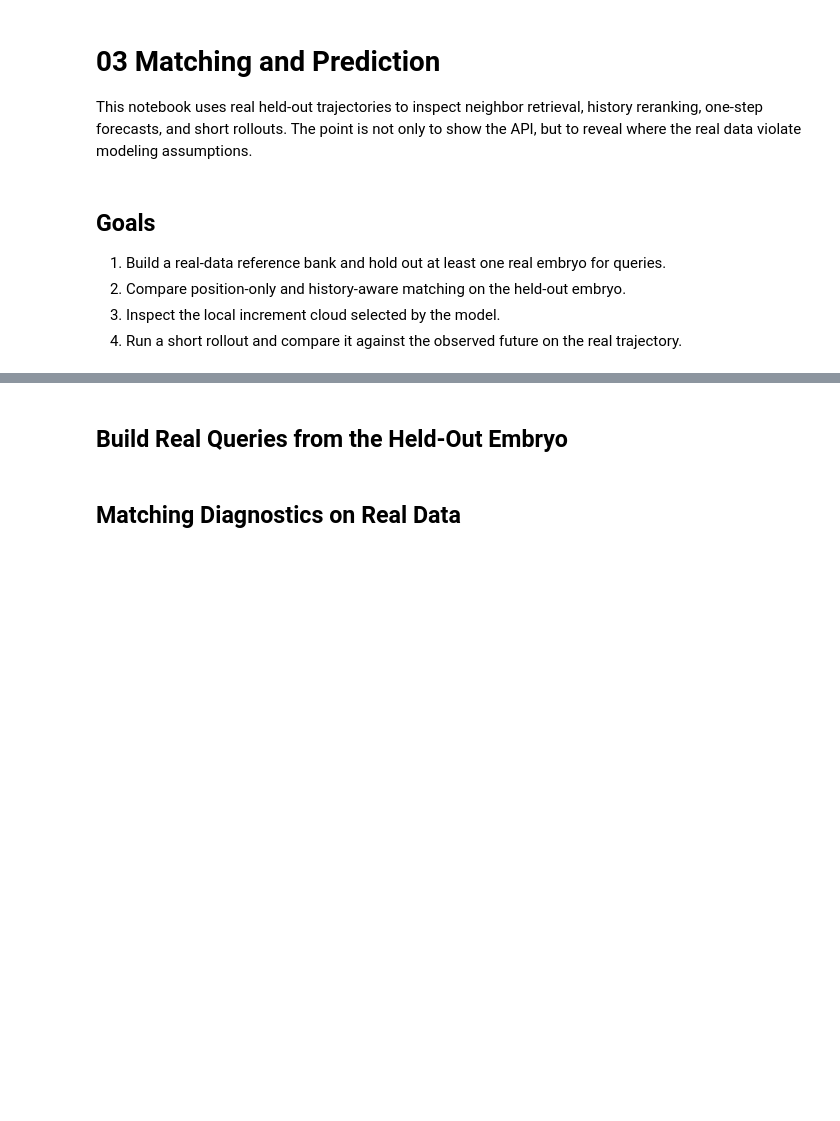
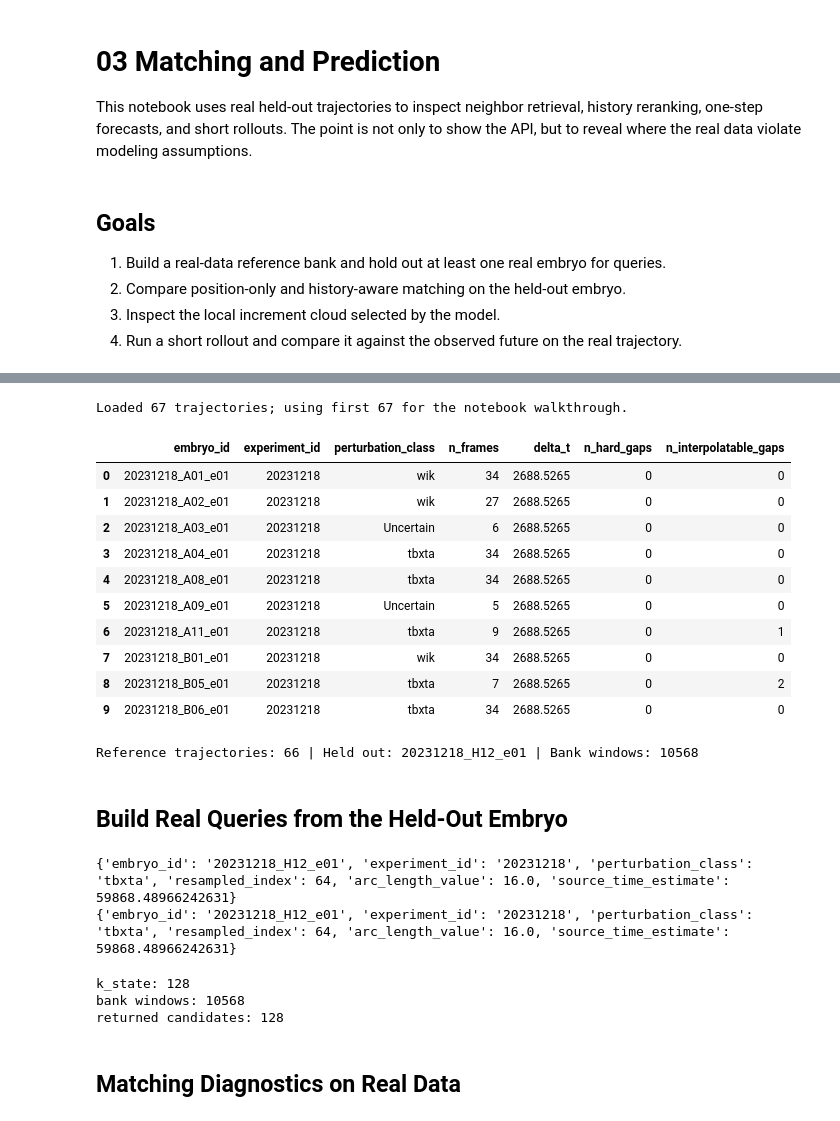
Before and after one commit to nlammers371/morphseq, a Jupyter notebook: dev/particle_prediction/notebooks/03_matching_and_prediction.ipynb, the cells around one changed output, grey strips where cells are left out. Cells and saved outputs as stored; diff of their text form; code cells hidden in the pictures; blank space fills up the shorter version.

```diff
--- a/dev/particle_prediction/notebooks/03_matching_and_prediction.ipynb
+++ b/dev/particle_prediction/notebooks/03_matching_and_prediction.ipynb
@@ -26,52 +26,28 @@ if str(project_root) not in sys.path:
     sys.path.insert(0, str(project_root))
 
 from dev.particle_prediction.data.loading import DEFAULT_BUILD_DIR, FILE_PREFIX, load_trajectories
-from dev.particle_prediction.data.smoothing import smooth_trajectory, smooth_trajectories
-from dev.particle_prediction.data.resampling import compute_cumulative_arc_length, resample_smoothed_trajectory, resample_smoothed_trajectories
-from dev.particle_prediction.data.transition_windows import build_transition_windows
+from dev.particle_prediction.data.smoothing import smooth_trajectories
+from dev.particle_prediction.data.resampling import resample_smoothed_trajectories
 from dev.particle_prediction.data.transition_bank import build_transition_bank
-from dev.particle_prediction.data.dataset import build_prediction_tasks, build_query_from_resampled_trajectory
-from dev.particle_prediction.eval.evaluate import comparison_table, run_evaluation_suite
+from dev.particle_prediction.data.dataset import build_query_from_resampled_trajectory
 from dev.particle_prediction.models.local_transition_pf import LocalTransitionPredictor
 from dev.particle_prediction.models.matching import MatchingConfig, compare_matching_modes
-from dev.particle_prediction.viz.smoothing import (
-    plot_latent_trajectory_before_after_smoothing,
-    plot_raw_vs_smoothed_timeseries,
-    plot_sg_parameter_sweep,
-)
-from dev.particle_prediction.viz.transition_bank import (
-    plot_arc_length_vs_time,
-    plot_bank_state_density,
-    plot_history_segments_example,
-    plot_increment_norm_distribution,
-    plot_resampled_points_on_trajectory,
-    plot_transition_windows_for_embryo,
-)
 from dev.particle_prediction.viz.matching import (
     compare_default_vs_fast_matching,
     plot_history_offset_heatmap,
     plot_history_reranking,
-    plot_query_and_candidate_neighbors,
 )
 from dev.particle_prediction.viz.prediction import (
     plot_local_increment_cloud,
-    plot_prediction_fan,
-    plot_rollout_against_truth,
     plot_sampled_next_steps,
     plot_support_diagnostics_along_rollout,
-)
-from dev.particle_prediction.viz.evaluation import (
-    plot_error_vs_horizon,
-    plot_error_vs_support,
-    plot_failure_gallery,
-    plot_model_comparison_table,
 )
 
 plt.rcParams.update({"figure.dpi": 120, "figure.facecolor": "white"})
 pd.set_option("display.max_columns", 30)
 pd.set_option("display.precision", 4)
 
-def resolve_real_data_context(max_default_trajectories=8):
+def resolve_real_data_context(max_default_trajectories=100):
     build_dir = Path(os.environ.get("MORPHSEQ_PARTICLE_BUILD_DIR", project_root / DEFAULT_BUILD_DIR))
     if not build_dir.exists():
         raise FileNotFoundError(
@@ -100,26 +84,40 @@ print(f"Trajectory cap: {max_trajectories}")
 # %%
+experiment_ids = ['20231218']
 dataset = load_trajectories(
     build_dir=build_dir,
     experiment_ids=experiment_ids,
     n_components=10,
     scale=True,
     min_trajectory_length=5,
     verbose=False,
 )
 selected_trajectories = dataset.trajectories[:max_trajectories]
 summary_df = pd.DataFrame(
     {
         "embryo_id": [traj.embryo_id for traj in selected_trajectories],
         "experiment_id": [traj.experiment_id for traj in selected_trajectories],
         "perturbation_class": [traj.perturbation_class for traj in selected_trajectories],
         "n_frames": [len(traj.time_seconds) for traj in selected_trajectories],
         "delta_t": [traj.delta_t for traj in selected_trajectories],
         "n_hard_gaps": [int(np.sum(traj.hard_gap_mask)) if traj.hard_gap_mask is not None else 0 for traj in selected_trajectories],
         "n_interpolatable_gaps": [int(np.sum(traj.interpolatable_gap_mask)) if traj.interpolatable_gap_mask is not None else 0 for traj in selected_trajectories],
     }
 )
 print(f"Loaded {len(dataset.trajectories)} trajectories; using first {len(selected_trajectories)} for the notebook walkthrough.")
 summary_df.head(10)
+# %% [output]
+Loaded 67 trajectories; using first 67 for the notebook walkthrough.
+|  | embryo_id | experiment_id | perturbation_class | n_frames | delta_t | n_hard_gaps | n_interpolatable_gaps |
+| 0 | 20231218_A01_e01 | 20231218 | wik | 34 | 2688.5265 | 0 | 0 |
+| 1 | 20231218_A02_e01 | 20231218 | wik | 27 | 2688.5265 | 0 | 0 |
+| 2 | 20231218_A03_e01 | 20231218 | Uncertain | 6 | 2688.5265 | 0 | 0 |
+| 3 | 20231218_A04_e01 | 20231218 | tbxta | 34 | 2688.5265 | 0 | 0 |
+| 4 | 20231218_A08_e01 | 20231218 | tbxta | 34 | 2688.5265 | 0 | 0 |
+| 5 | 20231218_A09_e01 | 20231218 | Uncertain | 5 | 2688.5265 | 0 | 0 |
+| 6 | 20231218_A11_e01 | 20231218 | tbxta | 9 | 2688.5265 | 0 | 1 |
+| 7 | 20231218_B01_e01 | 20231218 | wik | 34 | 2688.5265 | 0 | 0 |
+| 8 | 20231218_B05_e01 | 20231218 | tbxta | 7 | 2688.5265 | 0 | 2 |
+| 9 | 20231218_B06_e01 | 20231218 | tbxta | 34 | 2688.5265 | 0 | 0 |
 # %%
 window_seconds = 5.0 * 3600.0
 poly_order = 2
@@ -133,13 +131,21 @@ reference_trajectories = resampled_subset[:-1]
 heldout_trajectory = resampled_subset[-1]
 bank = build_transition_bank(reference_trajectories, history_length=history_length + 2, use_state_index=True)
 print(f"Reference trajectories: {len(reference_trajectories)} | Held out: {heldout_trajectory.source.embryo_id} | Bank windows: {len(bank)}")
+# %% [output]
+Reference trajectories: 66 | Held out: 20231218_H12_e01 | Bank windows: 10568
 # %% [markdown]
 ## Build Real Queries from the Held-Out Embryo
 # %%
-state_index = min(max(history_length + 2, 8), len(heldout_trajectory.resampled) - 4)
+state_index = min(max(history_length + 2, 64), len(heldout_trajectory.resampled) - 4)
+requested_rollout_steps = 25
+n_rollout_steps = min(requested_rollout_steps, len(heldout_trajectory.resampled) - state_index - 1)
 snapshot_query = build_query_from_resampled_trajectory(heldout_trajectory, state_index=state_index, history_length=None)
 history_query = build_query_from_resampled_trajectory(heldout_trajectory, state_index=state_index, history_length=history_length)
-true_future = heldout_trajectory.resampled[state_index + 1 : state_index + 4]
+true_future = heldout_trajectory.resampled[state_index + 1 : state_index + 1 + n_rollout_steps]
 context_points = heldout_trajectory.resampled[state_index - history_length : state_index + 1]
 print(snapshot_query.metadata)
 print(history_query.metadata)
+print(f"Rollout steps synced to available truth window: {n_rollout_steps}")
+# %% [output]
+{'embryo_id': '20231218_H12_e01', 'experiment_id': '20231218', 'perturbation_class': 'tbxta', 'resampled_index': 64, 'arc_length_value': 16.0, 'source_time_estimate': 59868.48966242631}
+{'embryo_id': '20231218_H12_e01', 'experiment_id': '20231218', 'perturbation_class': 'tbxta', 'resampled_index': 64, 'arc_length_value': 16.0, 'source_time_estimate': 59868.48966242631}
@@ -146,2 +192,10 @@ print(history_query.metadata)
+# %%
+print("Query resampled index:", history_query.metadata["resampled_index"])
+print("Reference bank windows:", len(bank))
+print("Held-out embryo:", heldout_trajectory.source.embryo_id)
+# %% [output]
+k_state: 128
+bank windows: 10568
+returned candidates: 128
 # %% [markdown]
 ## Matching Diagnostics on Real Data
```
Also changed, not shown: parts of 15 cells of this notebook, 7 other files.
